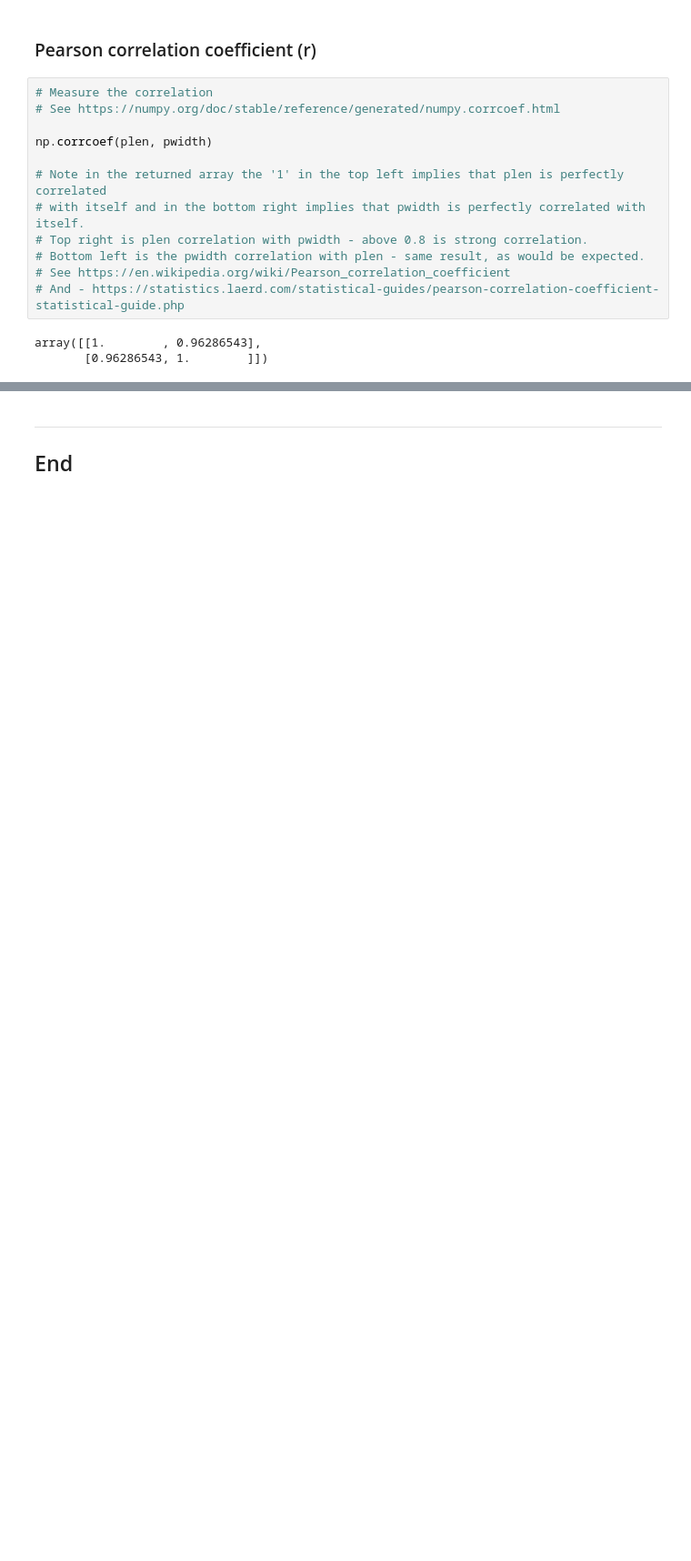
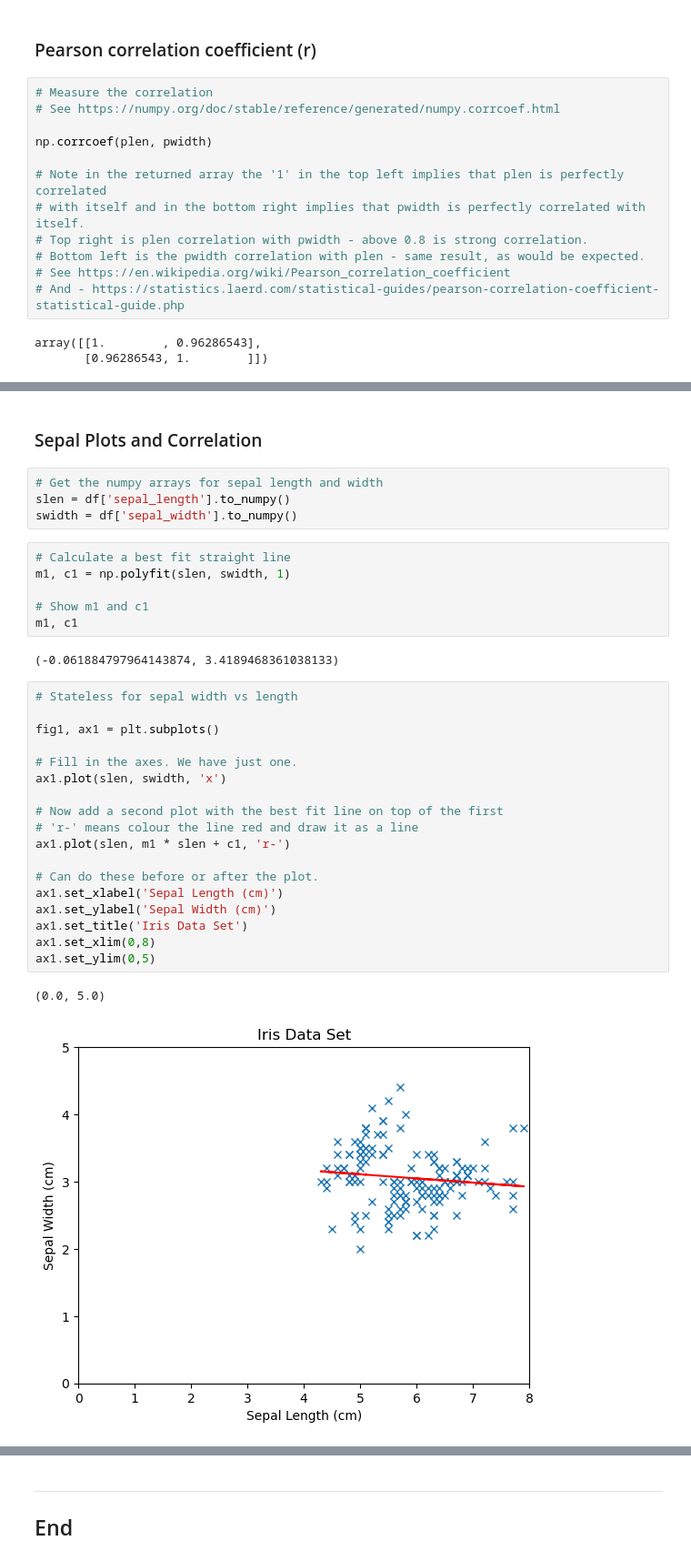
Before and after one commit to dvdgeroconnell/PODA-coursework, a Jupyter notebook: iris.ipynb, the cells around one changed output, grey strips where cells are left out. Shown at 91% size. Cells and saved outputs as stored; diff of their text form; blank space fills up the shorter version.

Commit message:
Update iris notebook with sepal plots and multiple axes in a figure

```diff
--- a/iris.ipynb
+++ b/iris.ipynb
@@ -247,0 +254,35 @@ array([[1.        , 0.96286543],
+# %% [markdown]
+### Sepal Plots and Correlation
+# %%
+# Get the numpy arrays for sepal length and width
+slen = df['sepal_length'].to_numpy()
+swidth = df['sepal_width'].to_numpy()
+# %%
+# Calculate a best fit straight line
+m1, c1 = np.polyfit(slen, swidth, 1)
+
+# Show m1 and c1
+m1, c1
+# %% [output]
+(-0.061884797964143874, 3.4189468361038133)
+# %%
+# Stateless for sepal width vs length
+
+fig1, ax1 = plt.subplots()
+
+# Fill in the axes. We have just one.
+ax1.plot(slen, swidth, 'x')
+
+# Now add a second plot with the best fit line on top of the first
+# 'r-' means colour the line red and draw it as a line
+ax1.plot(slen, m1 * slen + c1, 'r-')
+
+# Can do these before or after the plot.
+ax1.set_xlabel('Sepal Length (cm)')
+ax1.set_ylabel('Sepal Width (cm)')
+ax1.set_title('Iris Data Set')
+ax1.set_xlim(0,8)
+ax1.set_ylim(0,5)
+# %% [output]
+(0.0, 5.0)
+[figure, added]
```
Also changed, not shown: parts of 5 cells of this notebook.
